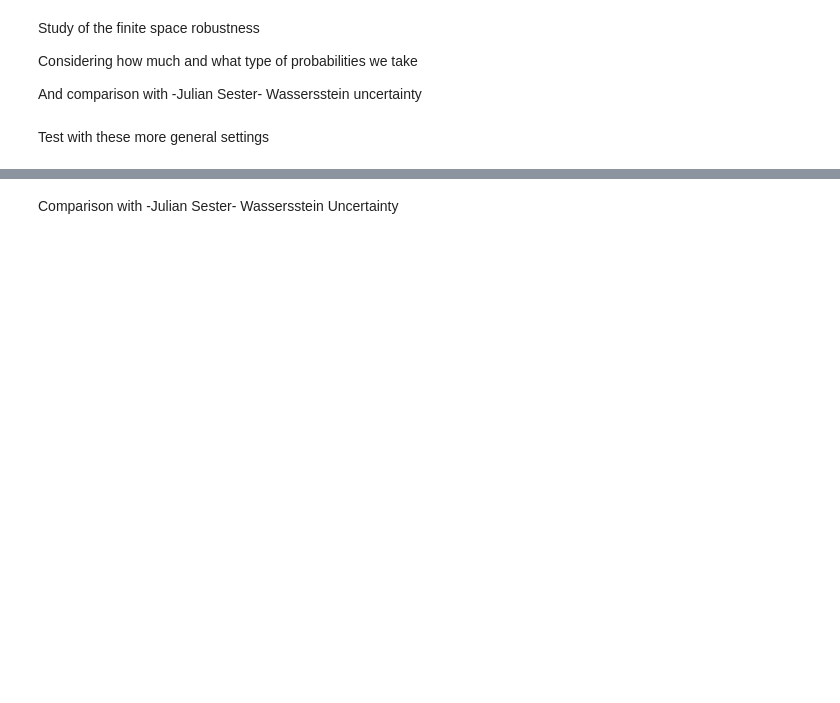
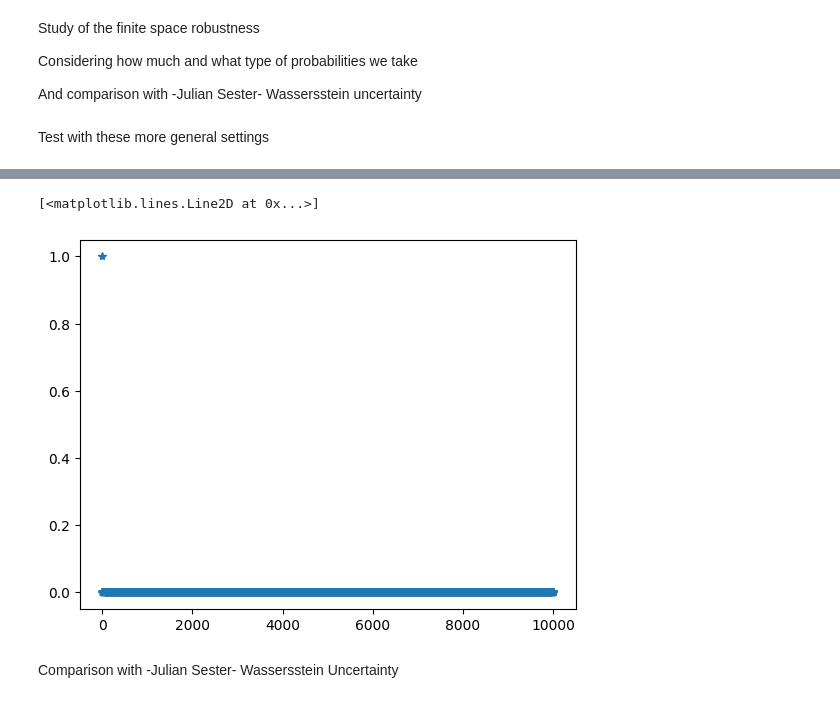
Before and after one commit to CecileDecker/Q_learning, a Jupyter notebook: Robust_cointoss.ipynb, the cells around one changed output, grey strips where cells are left out. Cells and saved outputs as stored; diff of their text form; code cells hidden in the pictures; blank space fills up the shorter version.

```diff
--- a/Robust_cointoss.ipynb
+++ b/Robust_cointoss.ipynb
@@ -145,3 +150,8 @@ df
+# %%
+plt.plot(Gamma, '*')
+# %% [output]
+[<matplotlib.lines.Line2D at 0x...>]
+[figure, added]
 # %% [markdown]
 Comparison with -Julian Sester- Wassersstein Uncertainty
 # %%
```
Also changed, not shown: parts of 6 cells of this notebook, 1 other file.
